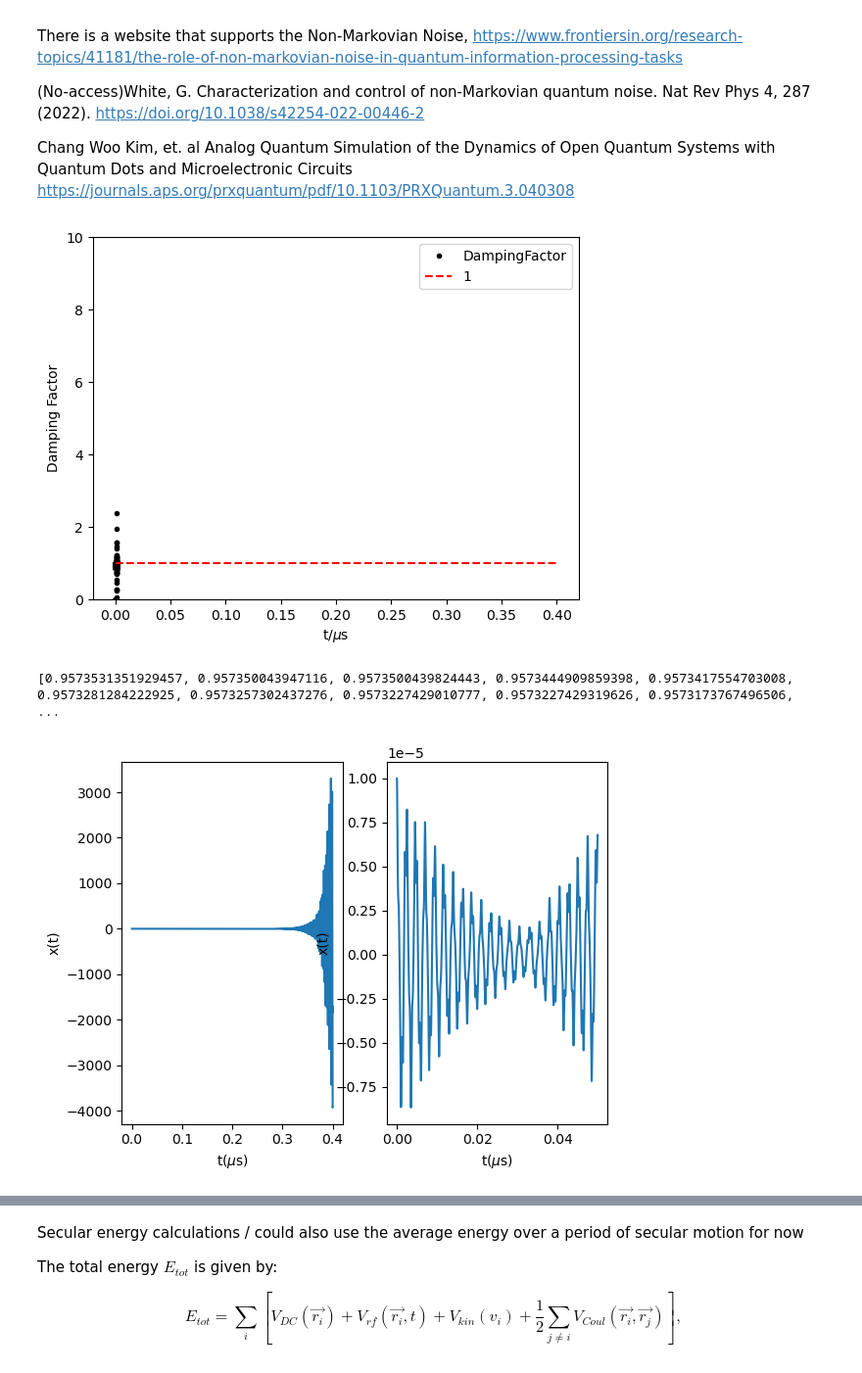
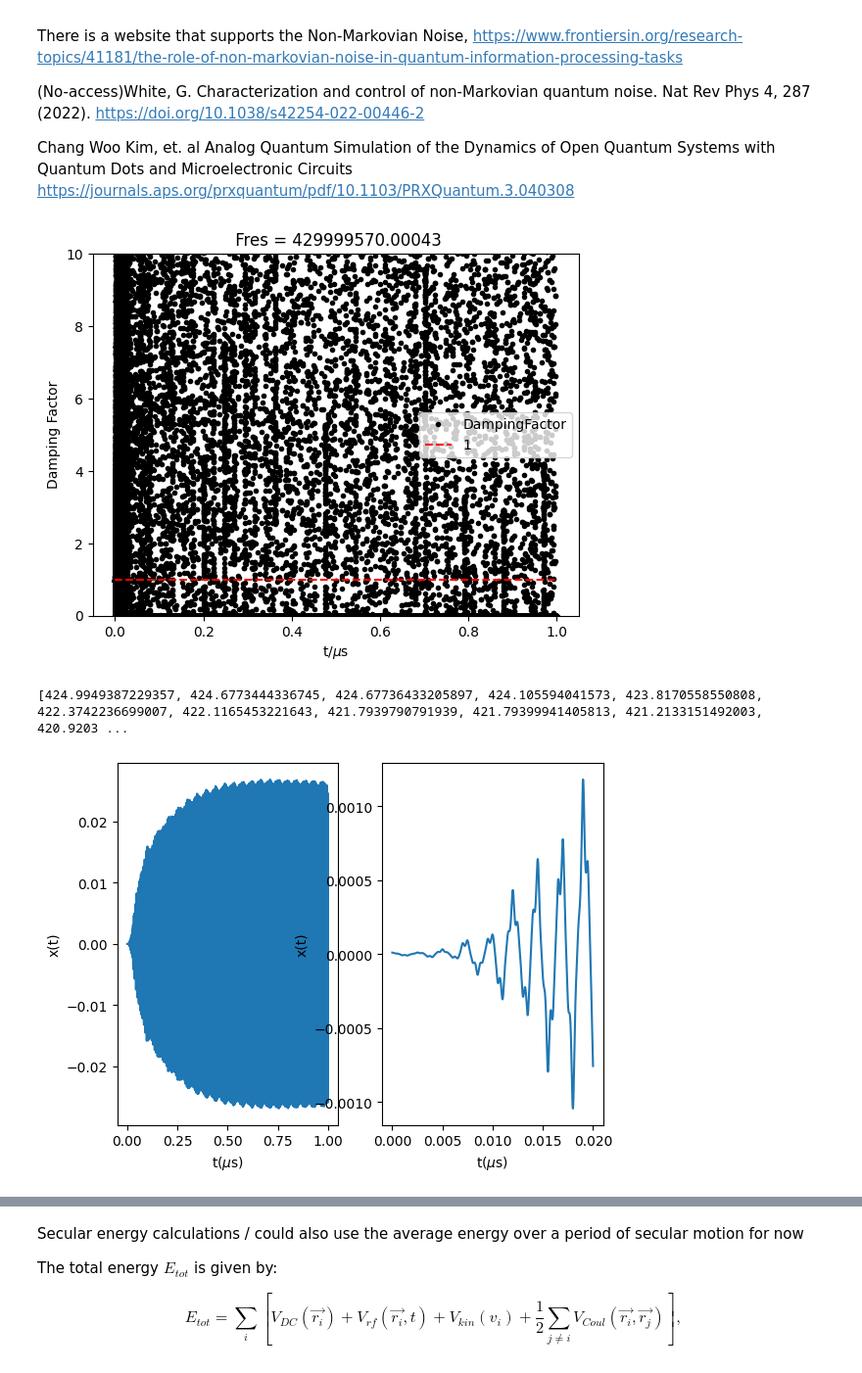
Before and after one commit to yuqian15/electron_micromotion_cooling, a Jupyter notebook: Electron-QIP.ipynb, the cells around one changed output, grey strips where cells are left out. Shown: that part at 98% size. Drawn from its saved outputs; the diff is of its cells as text; code cells hidden in the pictures.

```diff
--- a/Electron-QIP.ipynb
+++ b/Electron-QIP.ipynb
@@ -51,8 +49,8 @@ Temperature = 0.4 # Temperature for the tank circuit, given by article
 
 # Define the spatial step size and the time step size
 
-dt = 1e-12 # time step size
-T = 0.4e-6 # total time
+dt = 1e-13 # time step size
+T = 1e-6 # total time
 N = round(T/dt)
 
 t_eval = np.linspace(0, T, N + 1)
@@ -68,7 +66,7 @@ Vec0 = x0, y0, z0, vx0, vy0, vz0
 # Iteration Steps
 iteration_steps = 3
 
-peak_count = 0
+peak_count = 2
 progress_bar = tqdm(total=T, desc='Simulated time (s)', position=0, leave=True)
 # %% [markdown]
 To fix float problem: https://www.youtube.com/watch?v=9-Cpi3hGjrY
@@ -165,13 +163,6 @@ VecResult_init = solution.y
 x_init, y_init, z_init = VecResult_init[0, :], VecResult_init[1, :], VecResult_init[2, :]
 vx_init, vy_init, vz_init = VecResult_init[3, :], VecResult_init[4, :], VecResult_init[5, :]
 progress_bar.close()
-
-# Calculate the average of the velocity in the first micromotion peroid
-Tradical = 2 * np.pi / wradical
-Nsec = 5
-
-DampingFactor_Compare_list = [0] * Nsec
-Temp_Compare_list = [0] * Nsec
 # %%
 # Plot the x-axis motion
 fig1, ax = plt.subplots(1,2)
@@ -253,9 +244,21 @@ for i in range(0,3):
     plt.text(ttf[peaks[i]], N_vf_init[peaks[i]] + 100, "%f" % ttf[peaks[i]])
 
 # Regenerate the resonator's frequency by the third peak position
-fres = ttf[peaks[peak_count]]
+fres = ttf[peaks[0]]
+fres_peak = N_vf_init[peaks[peak_count]]
 
-fres_peak = N_vf_init[peaks[peak_count]]
+# Calculate the average of the velocity in the first micromotion peroid
+Tradical = 1 / ttf[peaks[0]]
+#Nsec = round(Tradical / dt * Amplifier_Num_init)
+
+#vx_Nsec = list(vx_init[: Nsec])
+#vy_Nsec = list(vy_init[: Nsec])
+#vz_Nsec = list(vz_init[: Nsec])
+
+#vx_init_Ampl = sum(abs(ele) for ele in vx_Nsec) / Nsec
+#vy_init_Ampl = sum(abs(ele) for ele in vy_Nsec) / Nsec
+#vz_init_Ampl = sum(abs(ele) for ele in vz_Nsec) / Nsec
+
 plt.xlabel('Frequency (Hz)')
 plt.ylabel('Magnitude')
 plt.title('Frequency spectrum')
@@ -398,16 +399,16 @@ Imzf = np.array(Imzf)
 zf = Rezf
 
 # This is for convolution of the spectrum
-Damping_Exf =np.convolve(vxf_init, zf)
+#Damping_Exf =np.convolve(vxf_init, zf)
 
 # This is for multiply of the spectrum
-#Damping_Exf = np.multiply(vxf_init, zf)
+Damping_Exf = np.multiply(vxf_init, zf)
 
 Damping_Ex_t = np.array(ifft(Damping_Exf))
 Damping_Ex = list(Damping_Ex_t.real)
 # An additional general -1 should be added, because this is damping force
 Damping_Ex =[- q / deff ** 2 * a for a in Damping_Ex]
-
+Damping_Ex_Ampl = (abs(max(Damping_Ex)) + abs(min(Damping_Ex))) / 2
 # Generate the JNNoise to be added into the simulation
 U_rms = np.sqrt(4 * kB * Temperature * Rp * fres / Q)
 
@@ -892,45 +952,47 @@ for i in range(N_segment):
 progress_bar.close()
 # %%
 # Print the damping factor
-Cutoff = 7000
+Cutoff = -1
 plt.plot(np.array(DampingFactor_tlist[:Cutoff])* 1e6, DampingFactor_list[:Cutoff] ,'k.', label = 'DampingFactor')
 plt.plot([t_damp[0] * 1e6, t_damp[-1] * 1e6], [1, 1], 'r--', label = '1')
 plt.xlabel('t/$\mu$s')
 plt.ylabel('Damping Factor')
+plt.title(' Fres = {}'.format(fres))
 plt.ylim([0, 10])
 plt.legend()
 plt.show()
 # %% [output]
-[figure, old version]
+[figure, new version]
-# %%
-print(DampingFactor_list[5200:5450])
-# %% [output]
-[0.9573531351929457, 0.957350043947116, 0.9573500439824443, 0.9573444909859398, 0.9573417554703008, 0.9573281284222925, 0.9573257302437276, 0.9573227429010777, 0.9573227429319626, 0.9573173767496506,  ...
+# %%
+Cutoff = 130000
+print(DampingFactor_list[Cutoff:Cutoff + 200])
+# %% [output]
+[424.9949387229357, 424.6773444336745, 424.67736433205897, 424.105594041573, 423.8170558550808, 422.3742236699007, 422.1165453221643, 421.7939790791939, 421.79399941405813, 421.2133151492003, 420.9203 ...
 # %%
 # Plot the x-axis motion
 fig1, ax = plt.subplots(1,2)
 
 # Plot the data on the axes
 ax[0].plot(np.array(t_eval[:len(x_damp) // 500 * 500])*1e6, x_damp[:len(x_damp) // 500 * 500])
 #ax[0].plot(np.array(t_eval[:len(x_damp)])*1e6, x_damp[:len(x_damp)])
 
 # Add labels to the axes
 ax[0].set_xlabel('t($\mu$s)')
 ax[0].set_ylabel('x(t)')
 
 # Plot the data on the axes
-Zoomnum = round(0.05e-6/dt)
+Zoomnum = round(0.02e-6/dt)
 ax[1].plot(np.array(t_eval[:Zoomnum // 1 * 1])*1e6, x_damp[:Zoomnum])
 
 # Add labels to the axes
 ax[1].set_xlabel('t($\mu$s)')
 ax[1].set_ylabel('x(t)')
 
 
 # Show the plot
 plt.show()
 # %% [output]
-[figure, old version]
+[figure, new version]
 # %%
 plt.plot(np.array(t_damp[:len(x_damp) // 500 * 500])*1e6, vx_damp[:len(x_damp) // 500 * 500])
 #ax[0].plot(np.array(t_eval[:len(x_damp)])*1e6, x_damp[:len(x_damp)])
```
Also changed, not shown: parts of 12 cells of this notebook, 1 other file.
